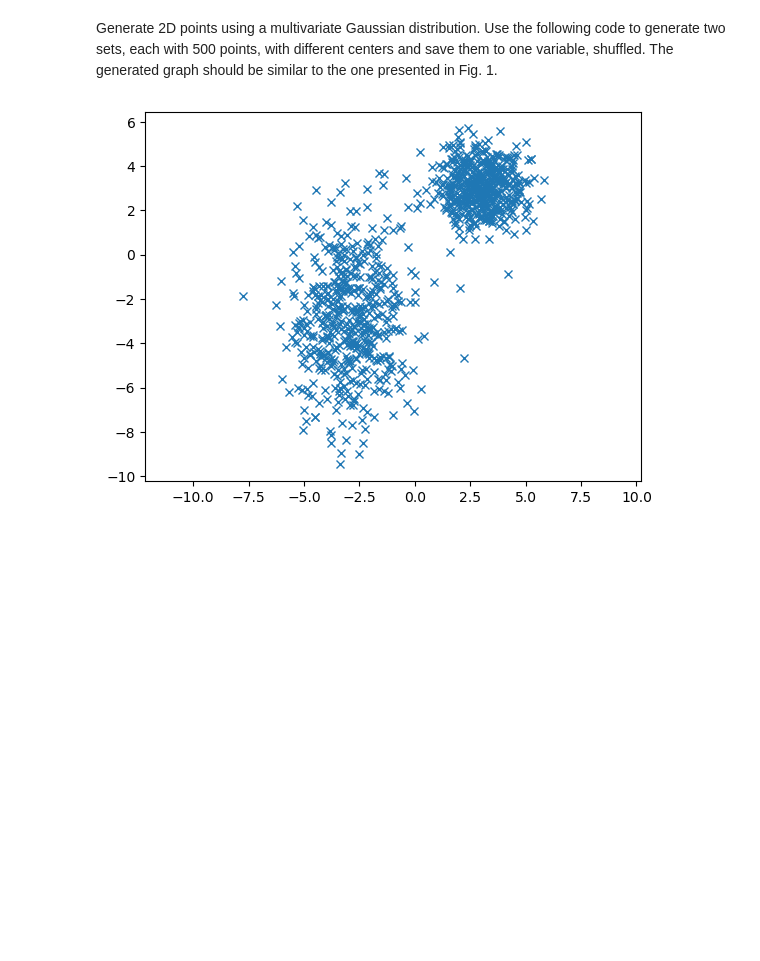
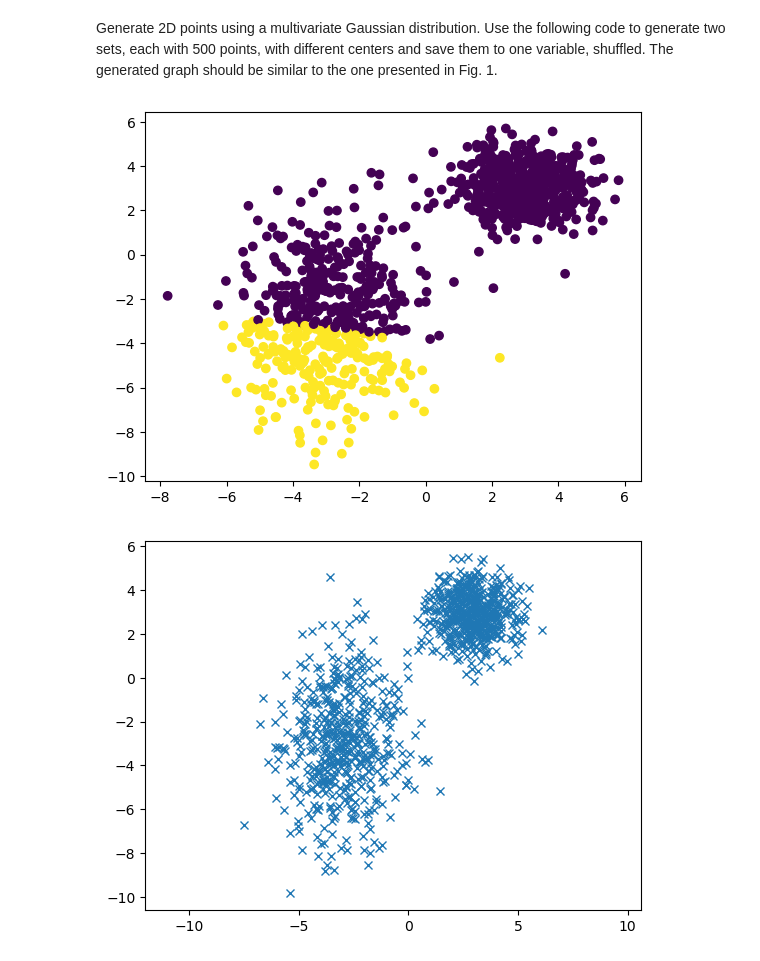
Before and after one commit to Qubi0-0/MachineLearning, a Jupyter notebook: UnsupervisedLearning/UnsupervisedLearning.ipynb, the cells around one changed output. Saved outputs shown, nothing was run; the diff lists cells and outputs as text; code cells hidden in the pictures; blank space fills up the shorter version.

```diff
--- a/UnsupervisedLearning/UnsupervisedLearning.ipynb
+++ b/UnsupervisedLearning/UnsupervisedLearning.ipynb
@@ -33,7 +83,10 @@ def ex1():
     plt.axis('equal')
 # %%
 if __name__ == "__main__":
-    np.random.seed(2137)
+    # np.random.seed(2137)
     ex1()
+    learner = UnsupervisedLearning()
+    learner.run()
 # %% [output]
-[figure, old version]
+[figure, new version]
+[figure, added]
```
Also changed, not shown: parts of 2 cells of this notebook.
